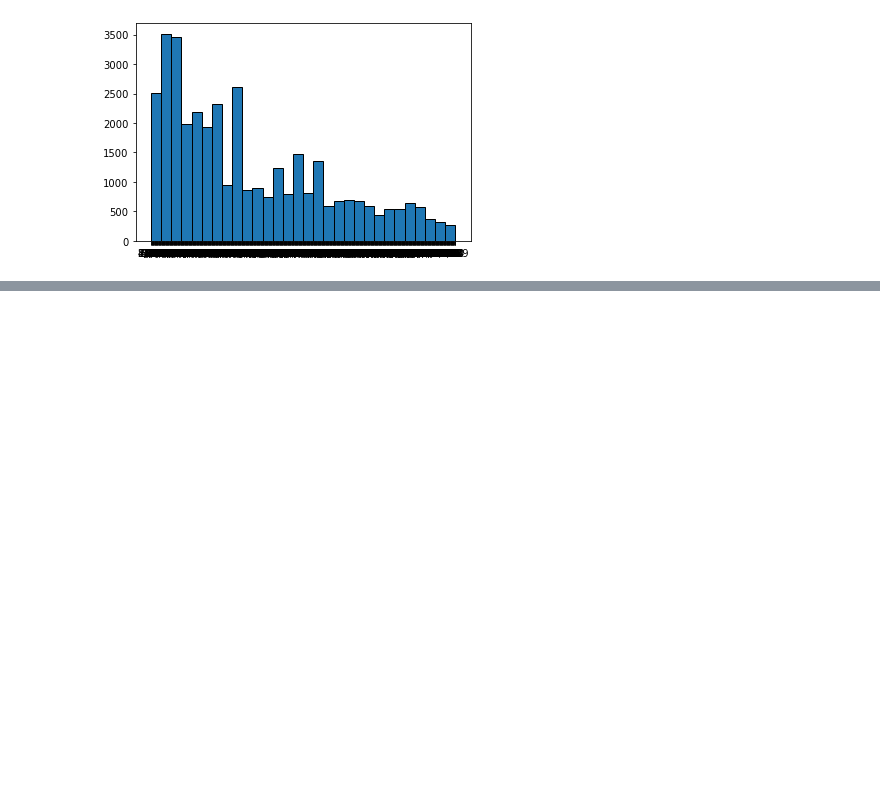
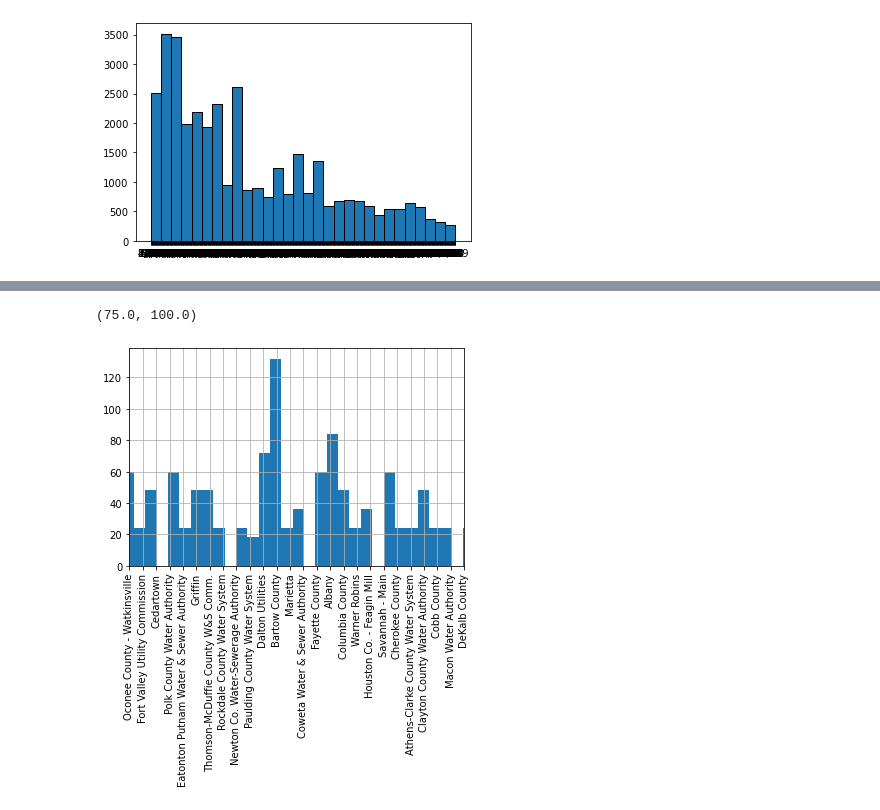
Before and after one commit to GGC-DSA/pfas, a Jupyter notebook: NoteBooks/David Teflon Notebook.ipynb, the cells around one changed output, grey strips where cells are left out. Saved outputs shown, nothing was run; the diff lists cells and outputs as text; code cells hidden in the pictures; blank space fills up the shorter version.

```diff
--- a/NoteBooks/David Teflon Notebook.ipynb
+++ b/NoteBooks/David Teflon Notebook.ipynb
@@ -195,0 +339,6 @@ plt.show
+# %%
+gas["PWSName"].hist(bins=150,xrot=90)
+plt.xlim(75,100)
+# %% [output]
+(75.0, 100.0)
+[figure, added]
```
Also changed, not shown: parts of 11 cells of this notebook.
